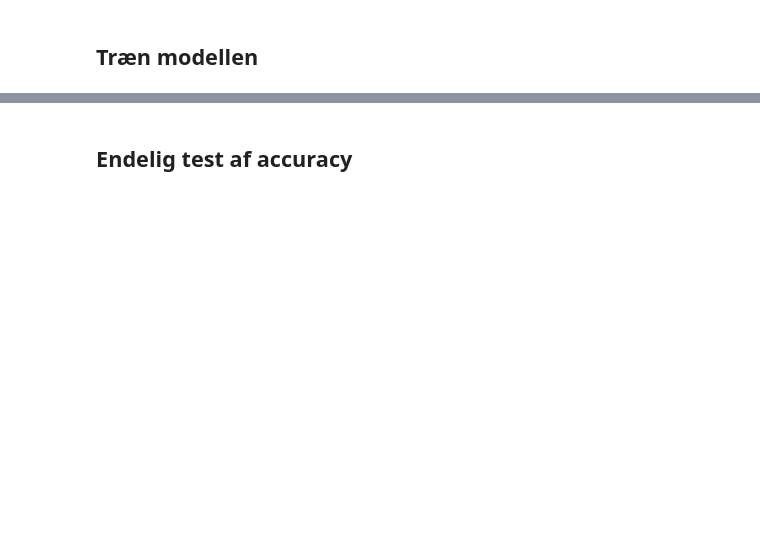
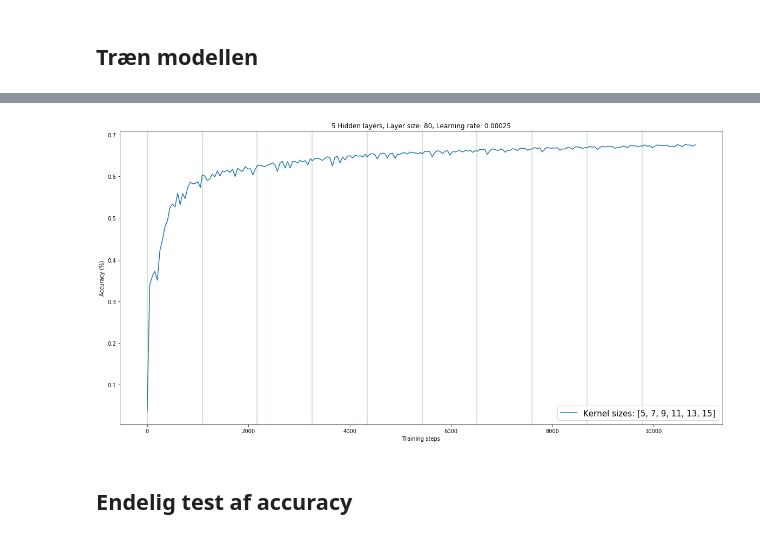
Before and after one commit to archStant/Bachelor19, a Jupyter notebook: code/multi_main.ipynb, the cells around one changed output, grey strips where cells are left out. Drawn from its saved outputs; the diff is of its cells as text; code cells hidden in the pictures; blank space fills up the shorter version.

```diff
--- a/code/multi_main.ipynb
+++ b/code/multi_main.ipynb
@@ -134,7 +136,7 @@ Splittet ud i training og testing:
 # %% [markdown]
 ## Sæt data sammen i DataLoader
 # %%
-BATCH_SIZE = 50 # 250 har virket godt før
+BATCH_SIZE = 5 # 250 har virket godt før
 
 train = torch.utils.data.TensorDataset(torch_X_train, torch_Y_train)
 train_loader = torch.utils.data.DataLoader(dataset=train, batch_size=BATCH_SIZE, shuffle=False)
@@ -316,0 +421,14 @@ def handleLoss(loss_function, calculated_struct, calculated_rel, calculated_abs,
+# %%
+# Til visualisering senere
+losses       = []
+acc_structs1 = []
+acc_structs2 = []
+acc_structs3 = []
+acc_structs4 = []
+acc_structs5 = []
+acc_structs6 = []
+acc_structs7 = []
+acc_structs8 = []
+acc_rels     = []
+acc_abss     = []
+steps        = []
@@ -355,0 +484,3 @@ Done training.
+# %%
+matplotlib.rcParams['figure.figsize'] = (12,7) # Til rapport
+#matplotlib.rcParams['figure.figsize'] = (20,10) # Til undervejs
@@ -356,3 +497,27 @@ Done training.
+# %%
+#steps = np.arange(0, len(acc_structs1)*50, 50)
+LW=2
+plt.plot(steps_cum, acc_structs1, label='Kernel sizes: [5, 7, 9, 11, 13, 15]')#, lw=LW)
+#plt.plot(steps_cum, acc_structs2, label='Kernel sizes: [7, 7, 11, 11, 13, 13]')#, lw=LW)
+#plt.plot(steps_cum, acc_structs3, label='Kernel sizes: [15, 13, 11, 9, 7, 5]')#, lw=LW)
+#plt.plot(steps_cum, acc_structs4, label='Kernel sizes: [15, 15, 11, 11, 7, 7]')#, lw=LW)
+#plt.plot(steps_cum, acc_structs5, label='Kernel sizes: [5, 15, 13, 11, 9, 7]')#, lw=LW)
+#plt.plot(steps_cum, acc_structs6, label='Kernel sizes: [7, 9, 11, 13, 15, 17]')#, lw=LW)
+#plt.plot(steps_cum, acc_structs7, label='Kernel sizes: ')#, lw=LW)
+#plt.plot(steps_cum, kernel11, label='Kernel size: 11')#, lw=LW)
+#plt.plot(steps_cum, kernel13, label='Kernel sizes: ')#, lw=LW)
+
+for i in epochs:
+    plt.axvline(x=i, alpha=0.25, c='g')
+
+plt.title('5 Hidden layers, Layer size: 80, Learning rate: 0.00025')
+plt.xlabel('Training steps')
+plt.ylabel('Accuracy (%)')
+plt.legend(prop={'size': 15})
+plt.show()
+#plt.savefig('../graphs/kernel_size_variations_1.png')
+# %% [output]
+[figure, added]
 # %% [markdown]
 ## Endelig test af accuracy
 # %%
```
Also changed, not shown: parts of 15 cells of this notebook, 10 other files.
